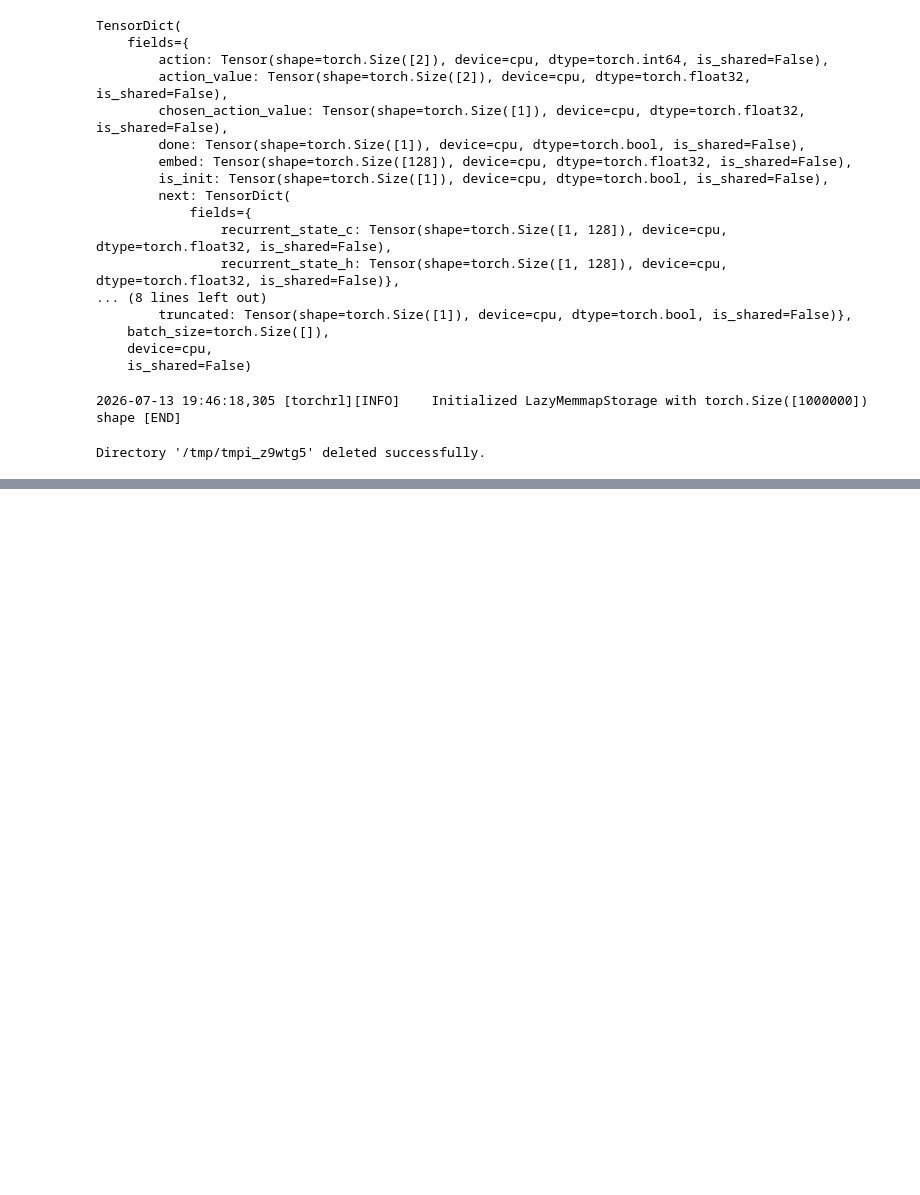
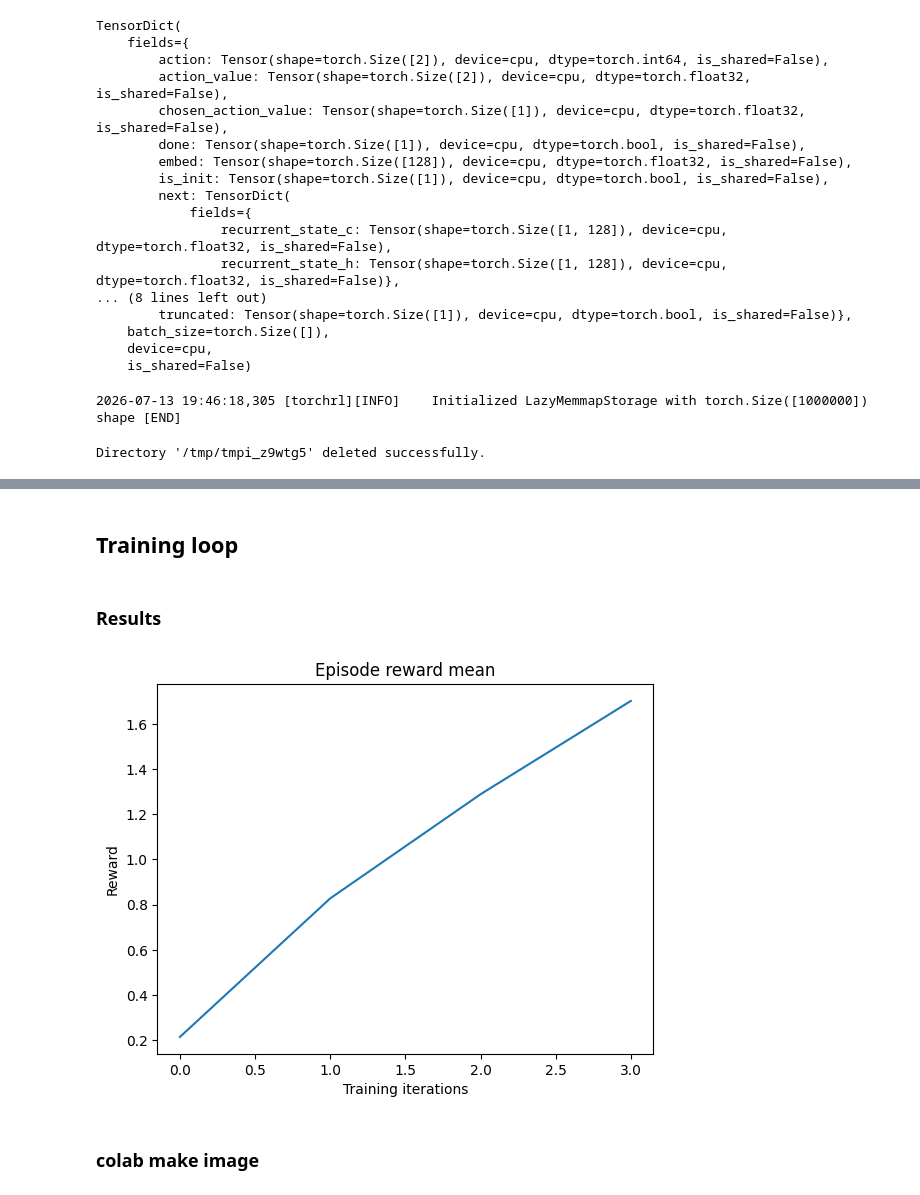
Before and after one commit to va4756/deeplearn_practice, a Jupyter notebook: pytorch_reinfoceL_02.ipynb, the cells around one changed output, grey strips where cells are left out. Drawn from its saved outputs; the diff is of its cells as text; code cells hidden in the pictures; blank space fills up the shorter version.

Commit message:
Colab을 통해 생성됨

```diff
--- a/pytorch_reinfoceL_02.ipynb
+++ b/pytorch_reinfoceL_02.ipynb
@@ -556,0 +834,8 @@ Directory '/tmp/tmpi_z9wtg5' deleted successfully.
+# %%
+replay_buffer = ReplayBuffer(
+    storage=LazyTensorStorage(
+        frames_per_batch, device=device
+    ),
+    sampler=SamplerWithoutReplacement(),
+    batch_size=mini_batch_size,
+)
@@ -556,0 +844,24 @@ Directory '/tmp/tmpi_z9wtg5' deleted successfully.
+# %%
+loss_module = ClipPPOLoss(
+    actor_network=policy,
+    critic_network=critic,
+    clip_epsilon=clip_epsilon,
+    entropy_coeff=entropy_eps,
+    normalize_advantage=False,
+)
+loss_module.set_keys(
+    reward=env.reward_key,
+    action=env.action_key,
+    value=("agents", "state_value"),
+    done=("agents", "done"),
+    terminated=("agents", "terminated"),
+)
+# %%
+loss_module.make_value_estimator(
+    ValueEstimators.GAE, gamma=gamma, lmbda=lmbda
+)
+GAE = loss_module.value_estimator
+# %%
+optim = torch.optim.Adam(loss_module.parameters(), lr)
+# %% [markdown]
+## Training loop
@@ -556,0 +926,12 @@ Directory '/tmp/tmpi_z9wtg5' deleted successfully.
+# %% [markdown]
+### Results
+# %%
+plt.plot(episode_reward_mean_list)
+plt.xlabel("Training iterations")
+plt.ylabel("Reward")
+plt.title("Episode reward mean")
+plt.show()
+# %% [output]
+[figure, added]
+# %% [markdown]
+### colab make image
```
Also changed, not shown: parts of 38 cells of this notebook.
